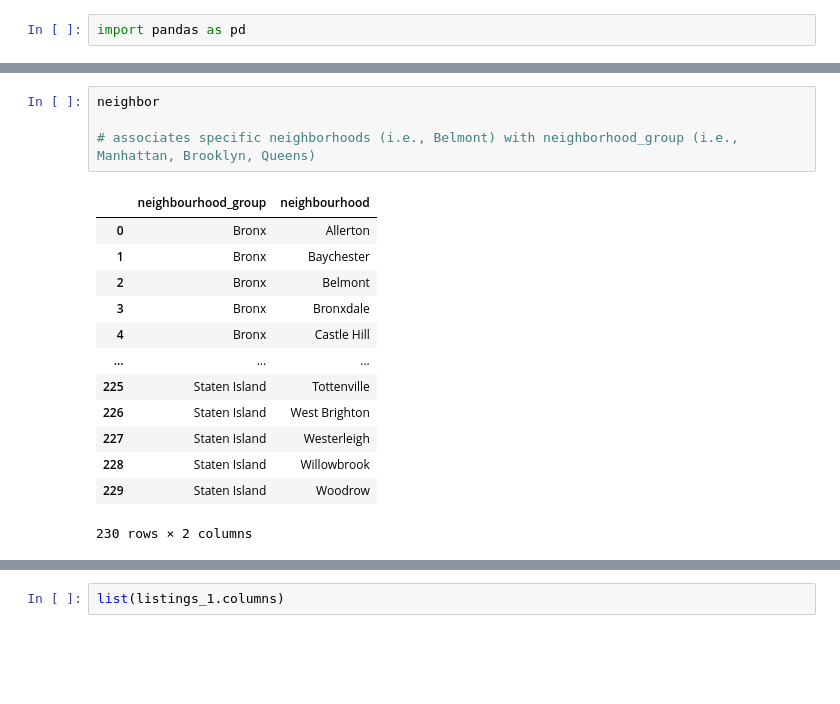
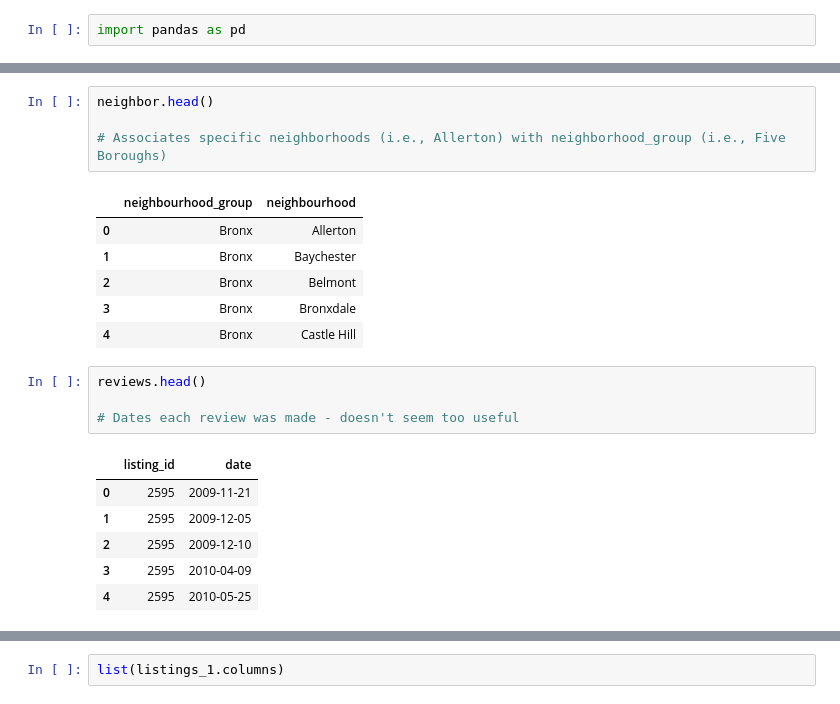
Before and after one commit to tjkim614/airbnb_nyc_dec_2020, a Jupyter notebook: Airbnb_Booking_ML.ipynb, the cells around one changed output, grey strips where cells are left out. Drawn from its saved outputs; the diff is of its cells as text; blank space fills up the shorter version.

```diff
--- a/Airbnb_Booking_ML.ipynb
+++ b/Airbnb_Booking_ML.ipynb
@@ -82,18 +32,22 @@ Index(['id', 'listing_url', 'scrape_id', 'last_scraped', 'name', 'description',
 # %%
-neighbor
+neighbor.head()
 
-# associates specific neighborhoods (i.e., Belmont) with neighborhood_group (i.e., Manhattan, Brooklyn, Queens)
+# Associates specific neighborhoods (i.e., Allerton) with neighborhood_group (i.e., Five Boroughs)
 # %% [output]
 |  | neighbourhood_group | neighbourhood |
 | 0 | Bronx | Allerton |
 | 1 | Bronx | Baychester |
 | 2 | Bronx | Belmont |
 | 3 | Bronx | Bronxdale |
 | 4 | Bronx | Castle Hill |
-| ... | ... | ... |
-| 225 | Staten Island | Tottenville |
-| 226 | Staten Island | West Brighton |
-| 227 | Staten Island | Westerleigh |
-| 228 | Staten Island | Willowbrook |
-| 229 | Staten Island | Woodrow |
-230 rows × 2 columns
+# %%
+reviews.head()
+
+# Dates each review was made - doesn't seem too useful
+# %% [output]
+|  | listing_id | date |
+| 0 | 2595 | 2009-11-21 |
+| 1 | 2595 | 2009-12-05 |
+| 2 | 2595 | 2009-12-10 |
+| 3 | 2595 | 2010-04-09 |
+| 4 | 2595 | 2010-05-25 |
```
Also changed, not shown: parts of 51 cells of this notebook.
